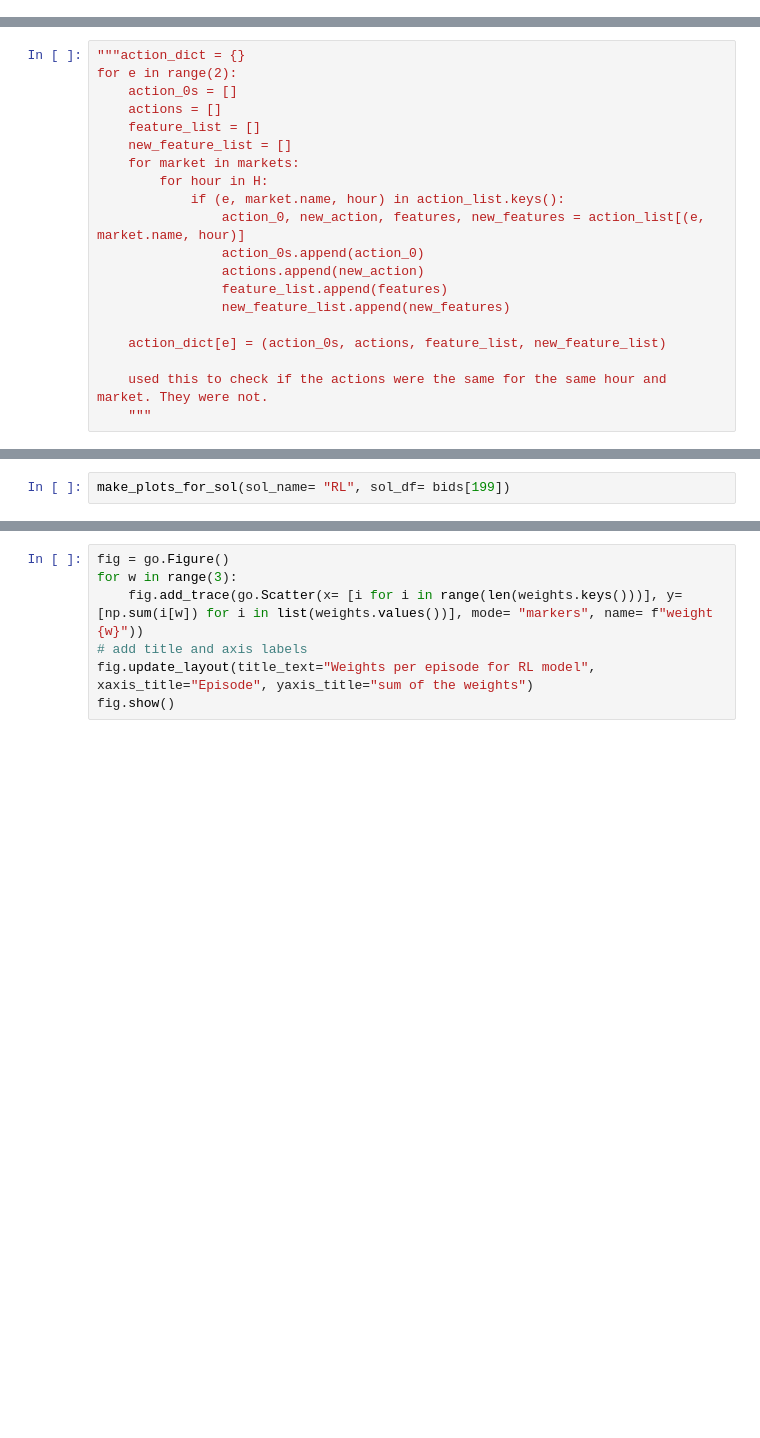
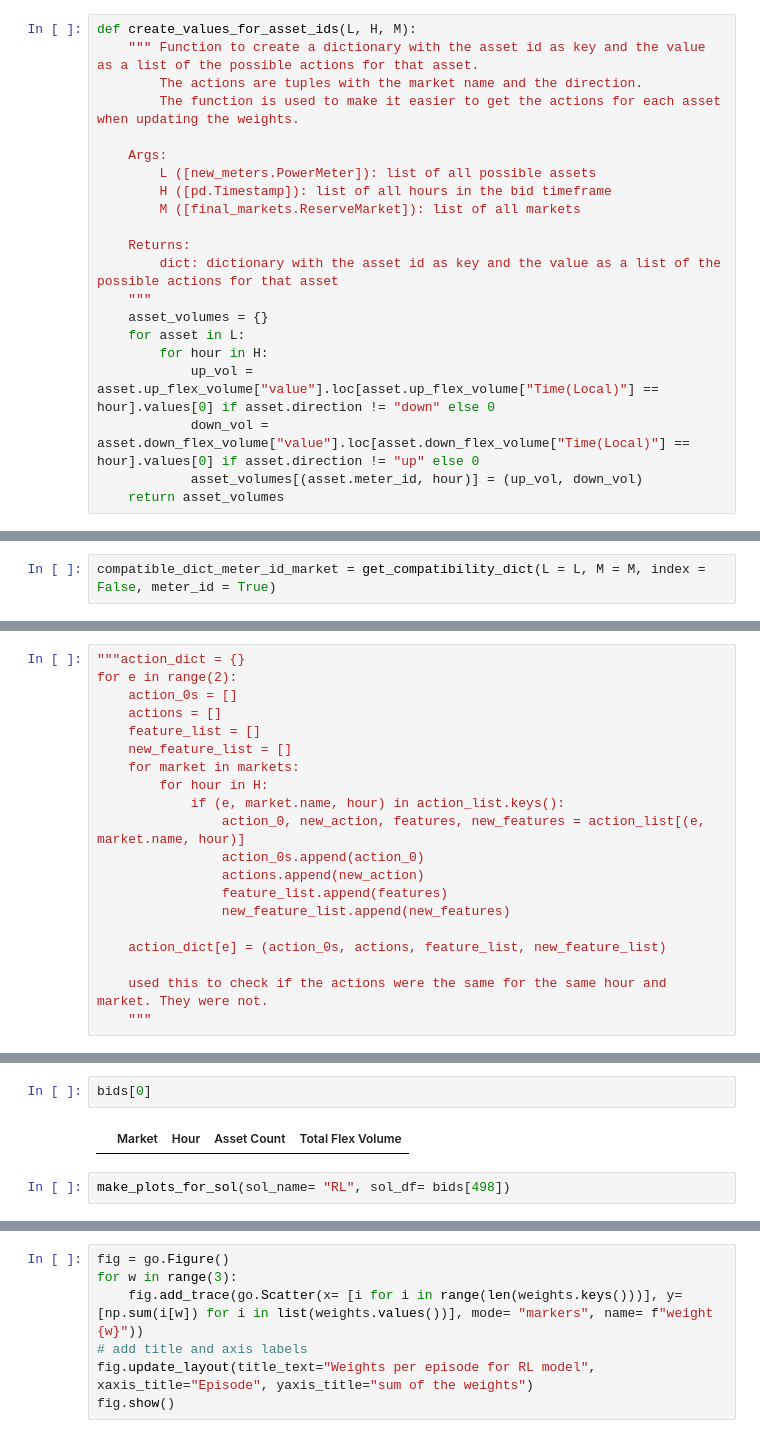
Before and after one commit to sandermeland/master-kode, a Jupyter notebook: bidding_v_5.ipynb, the cells around one changed output, grey strips where cells are left out. Drawn from its saved outputs; the diff is of its cells as text; blank space fills up the shorter version.

```diff
--- a/bidding_v_5.ipynb
+++ b/bidding_v_5.ipynb
@@ -126,0 +154,21 @@ def initialize_weights(n_features :int , n_actions : int, zeros : bool = True):
+# %%
+def create_values_for_asset_ids(L, H, M):
+    """ Function to create a dictionary with the asset id as key and the value as a list of the possible actions for that asset.
+        The actions are tuples with the market name and the direction.
+        The function is used to make it easier to get the actions for each asset when updating the weights.
+
+    Args:
+        L ([new_meters.PowerMeter]): list of all possible assets
+        H ([pd.Timestamp]): list of all hours in the bid timeframe
+        M ([final_markets.ReserveMarket]): list of all markets
+
+    Returns:
+        dict: dictionary with the asset id as key and the value as a list of the possible actions for that asset
+    """
+    asset_volumes = {}
+    for asset in L:
+        for hour in H:
+            up_vol = asset.up_flex_volume["value"].loc[asset.up_flex_volume["Time(Local)"] == hour].values[0] if asset.direction != "down" else 0
+            down_vol = asset.down_flex_volume["value"].loc[asset.down_flex_volume["Time(Local)"] == hour].values[0] if asset.direction != "up" else 0
+            asset_volumes[(asset.meter_id, hour)] = (up_vol, down_vol)
+    return asset_volumes
@@ -126,0 +217,2 @@ def initialize_weights(n_features :int , n_actions : int, zeros : bool = True):
+# %%
+compatible_dict_meter_id_market = get_compatibility_dict(L = L, M = M, index = False, meter_id = True)
@@ -320,5 +1049,9 @@ def make_plots_for_sol( sol_name : str = "Optimization", sol_df : pd.DataFrame =
     # Show the figure
     fig.show()
+# %%
+bids[0]
+# %% [output]
+|  | Market | Hour | Asset Count | Total Flex Volume |
 # %%
-make_plots_for_sol(sol_name= "RL", sol_df= bids[199])
+make_plots_for_sol(sol_name= "RL", sol_df= bids[498])
 # %%
```
Also changed, not shown: parts of 65 cells of this notebook.
